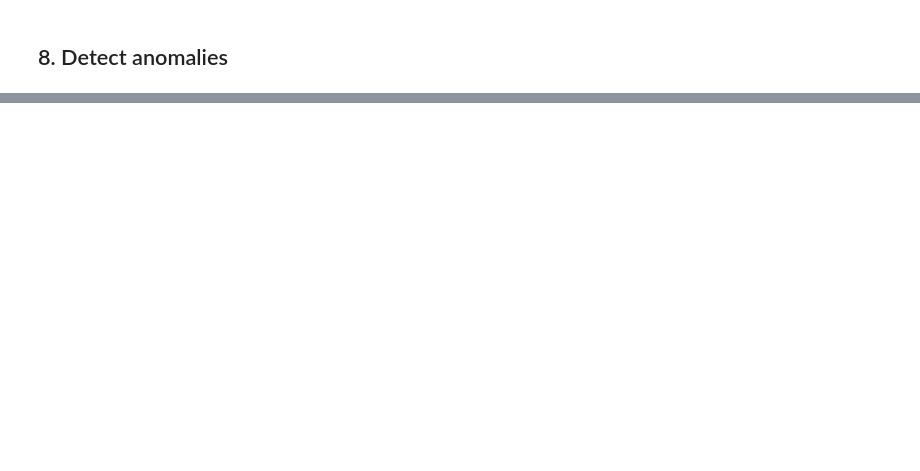
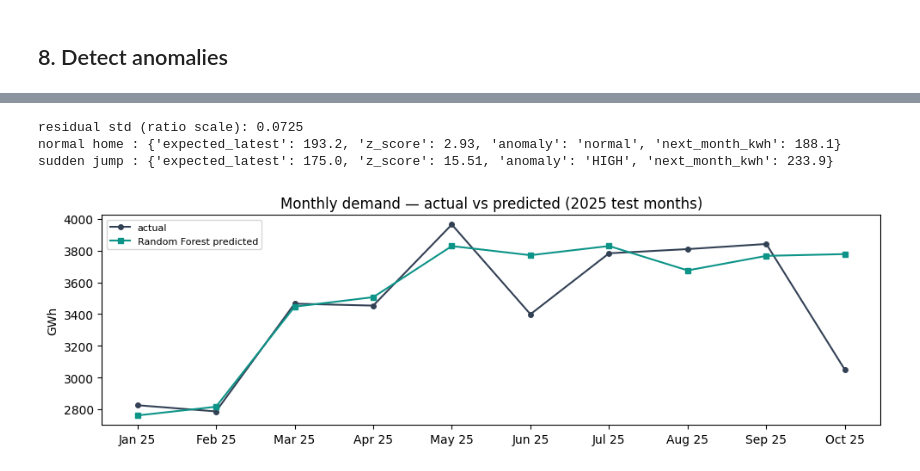
Before and after one commit to mythos0/ai-smart-energy-system, a Jupyter notebook: notebooks/training_pipeline.ipynb, the cells around one changed output, grey strips where cells are left out. Saved outputs shown, nothing was run; the diff lists cells and outputs as text; code cells hidden in the pictures; blank space fills up the shorter version.

```diff
--- a/notebooks/training_pipeline.ipynb
+++ b/notebooks/training_pipeline.ipynb
@@ -214,0 +306,28 @@ plt.show()
+# %%
+# same split idea as the daily model: train 2021-2024, test 2025
+mtrain, mtest = M[M.date <= "2024-12-01"], M[M.date >= "2025-01-01"]
+
+mmodels = {
+    "Linear Regression": LinearRegression(),
+    "SVM": Pipeline([("scale", StandardScaler()), ("svr", SVR(kernel="rbf", C=100))]),
+    "Random Forest": RandomForestRegressor(n_estimators=100, random_state=42),
+    "Decision Tree": DecisionTreeRegressor(random_state=42),
+}
+
+mrows = []
+for name, m in mmodels.items():
+    m.fit(mtrain[MFEAT], mtrain["target"])
+    p = m.predict(mtest[MFEAT]) * mtest["base"]          # ratio -> GWh
+    act = mtest["target"] * mtest["base"]
+    mrows.append({
+        "model": name,
+        "RMSE (GWh)": round(np.sqrt(mean_squared_error(act, p)), 1),
+        "MAPE (%)": round(np.mean(np.abs((act - p) / act)) * 100, 2),
+        "R2": round(r2_score(act, p), 4),
+    })
+
+mmetrics = pd.DataFrame(mrows).sort_values("RMSE (GWh)").reset_index(drop=True)
+mbest_name = mmetrics.iloc[0]["model"]
+mbest = mmodels[mbest_name]
+print("BEST MONTHLY MODEL:", mbest_name)
+mmetrics
@@ -215 +341,52 @@ plt.show()
+# %%
+# out-of-sample residuals of the best model -> spread used for anomaly z-scores
+mresid_std = float((mtest["target"] - mbest.predict(mtest[MFEAT])).std())
+print("residual std (ratio scale):", round(mresid_std, 4))
+
+def predict_user(m1, m2, m3, m4, month_no):
+    # predict next month usage + check the latest month (m4) for anomalies
+    # --- check m4: predict it from m1, m2, m3 ---
+    base3 = (m1 + m2 + m3) / 3
+    x4 = pd.DataFrame([[m3 / base3, m2 / base3, m1 / base3,
+                        np.sin(2 * np.pi * month_no / 12),
+                        np.cos(2 * np.pi * month_no / 12)]], columns=MFEAT)
+    exp4 = float(mbest.predict(x4)[0]) * base3      # expected value for m4
+    z4 = (m4 - exp4) / (mresid_std * base3)         # z-score of the latest month
+
+    # --- predict next month from m2, m3, m4 ---
+    base4 = (m2 + m3 + m4) / 3
+    nxt_no = month_no % 12 + 1                      # handles December -> January
+    x5 = pd.DataFrame([[m4 / base4, m3 / base4, m2 / base4,
+                        np.sin(2 * np.pi * nxt_no / 12),
+                        np.cos(2 * np.pi * nxt_no / 12)]], columns=MFEAT)
+    nxt = float(mbest.predict(x5)[0]) * base4
+
+    return {"expected_latest": round(exp4, 1), "z_score": round(z4, 2),
+            "anomaly": "HIGH" if z4 > 3 else ("LOW" if z4 < -3 else "normal"),
+            "next_month_kwh": round(nxt, 1)}
+
+# example 1: a normal home (November = month 11)
+print("normal home :", predict_user(220, 210, 230, 240, 11))
+# example 2: sudden jump in the latest month -> anomaly
+print("sudden jump :", predict_user(200, 200, 200, 400, 11))
+# %% [output]
+residual std (ratio scale): 0.0725
+normal home : {'expected_latest': 193.2, 'z_score': 2.93, 'anomaly': 'normal', 'next_month_kwh': 188.1}
+sudden jump : {'expected_latest': 175.0, 'z_score': 15.51, 'anomaly': 'HIGH', 'next_month_kwh': 233.9}
+# %%
+# chart: monthly demand, actual vs best model (test year 2025)
+act = (mtest["target"] * mtest["base"]).values
+mpred = (mbest.predict(mtest[MFEAT]) * mtest["base"]).values
+lbl = mtest["date"].dt.strftime("%b %y")
+
+plt.figure(figsize=(10, 3.2))
+plt.plot(lbl, act, label="actual", color="#334155", marker="o", markersize=4)
+plt.plot(lbl, mpred, label=f"{mbest_name} predicted", color="#0D9488", marker="s", markersize=4)
+plt.title("Monthly demand — actual vs predicted (2025 test months)")
+plt.ylabel("GWh")
+plt.legend(fontsize=8)
+plt.tight_layout()
+plt.show()
+# %% [output]
+[figure, added]
 # %% [markdown]
```
Also changed, not shown: parts of 17 cells of this notebook, 6 other files.
